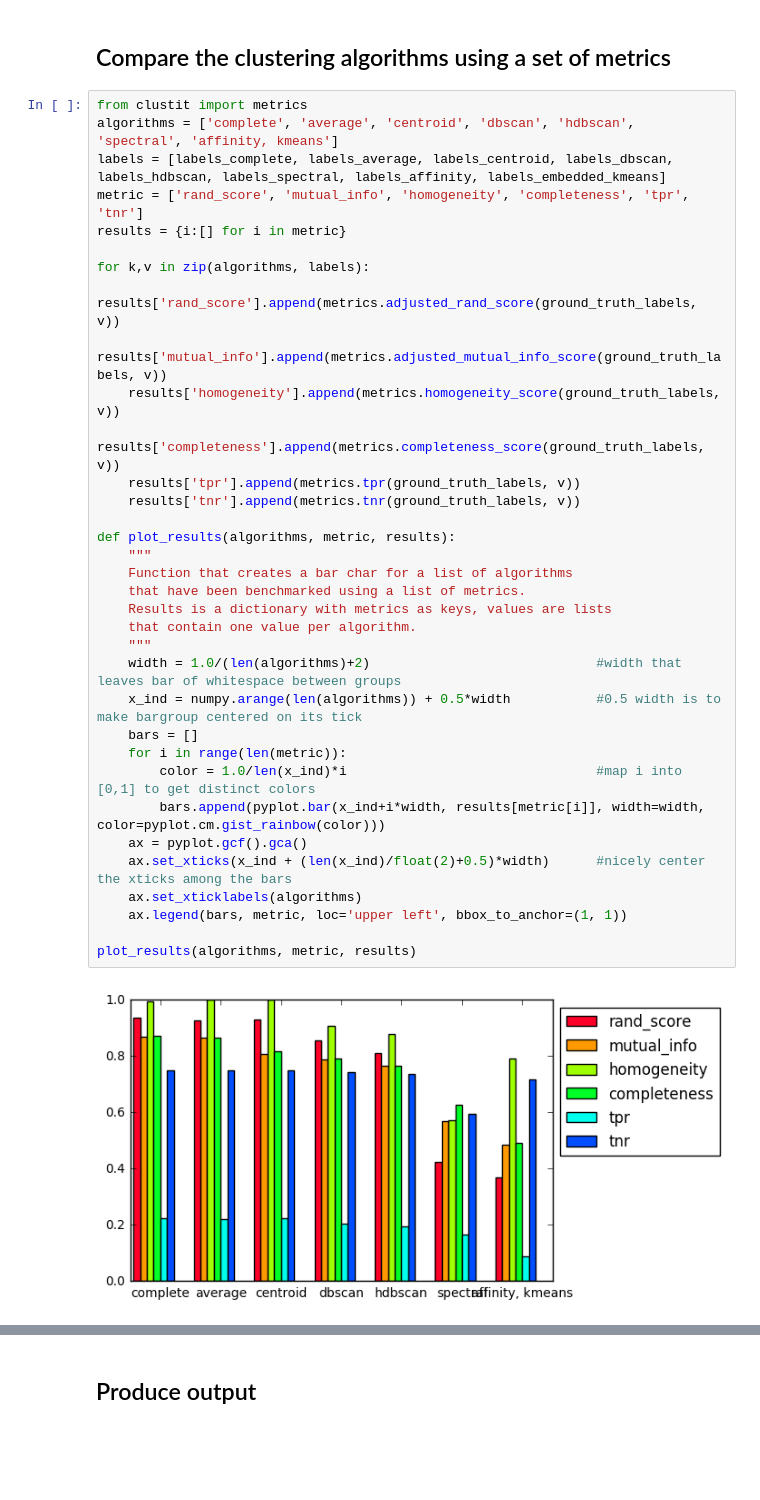
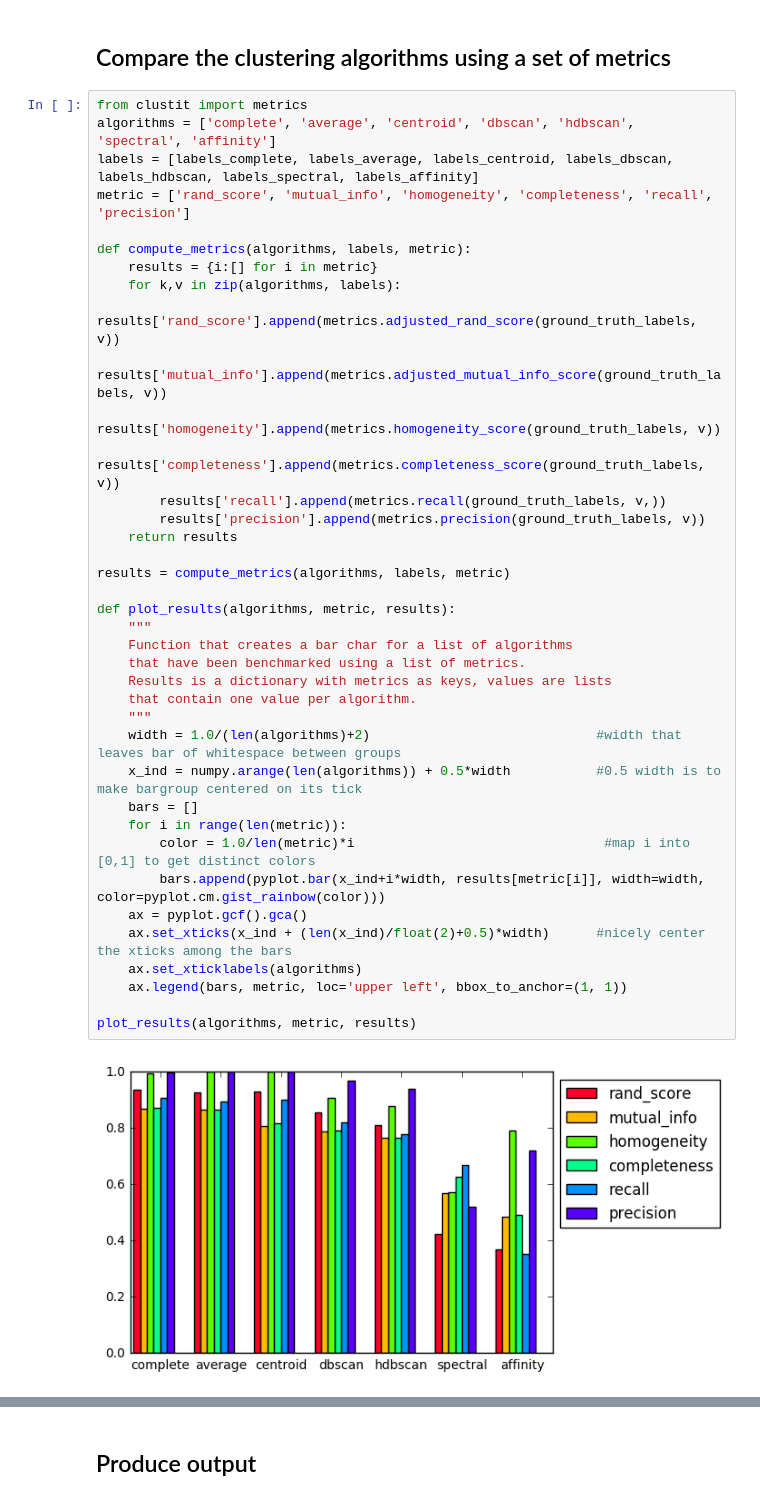
Before and after one commit to nlesc-sherlock/cluster-analysis, a Jupyter notebook: clustit/Clustering_Pentax.ipynb, the cells around one changed output, grey strips where cells are left out. Drawn from its saved outputs; the diff is of its cells as text; blank space fills up the shorter version.

Commit message:
finally got the metrics right

```diff
--- a/clustit/Clustering_Pentax.ipynb
+++ b/clustit/Clustering_Pentax.ipynb
@@ -260,37 +260,41 @@ print(labels_embedded_kmeans)
 ## Compare the clustering algorithms using a set of metrics
 # %%
 from clustit import metrics
-algorithms = ['complete', 'average', 'centroid', 'dbscan', 'hdbscan', 'spectral', 'affinity, kmeans']
-labels = [labels_complete, labels_average, labels_centroid, labels_dbscan, labels_hdbscan, labels_spectral, labels_affinity, labels_embedded_kmeans]
-metric = ['rand_score', 'mutual_info', 'homogeneity', 'completeness', 'tpr', 'tnr']
-results = {i:[] for i in metric}
+algorithms = ['complete', 'average', 'centroid', 'dbscan', 'hdbscan', 'spectral', 'affinity']
+labels = [labels_complete, labels_average, labels_centroid, labels_dbscan, labels_hdbscan, labels_spectral, labels_affinity]
+metric = ['rand_score', 'mutual_info', 'homogeneity', 'completeness', 'recall', 'precision']
 
-for k,v in zip(algorithms, labels):
-    results['rand_score'].append(metrics.adjusted_rand_score(ground_truth_labels, v))
-    results['mutual_info'].append(metrics.adjusted_mutual_info_score(ground_truth_labels, v))
-    results['homogeneity'].append(metrics.homogeneity_score(ground_truth_labels, v))
-    results['completeness'].append(metrics.completeness_score(ground_truth_labels, v))
-    results['tpr'].append(metrics.tpr(ground_truth_labels, v))
-    results['tnr'].append(metrics.tnr(ground_truth_labels, v))
+def compute_metrics(algorithms, labels, metric):
+    results = {i:[] for i in metric}
+    for k,v in zip(algorithms, labels):
+        results['rand_score'].append(metrics.adjusted_rand_score(ground_truth_labels, v))
+        results['mutual_info'].append(metrics.adjusted_mutual_info_score(ground_truth_labels, v))
+        results['homogeneity'].append(metrics.homogeneity_score(ground_truth_labels, v))
+        results['completeness'].append(metrics.completeness_score(ground_truth_labels, v))
+        results['recall'].append(metrics.recall(ground_truth_labels, v,))
+        results['precision'].append(metrics.precision(ground_truth_labels, v))
+    return results
+
+results = compute_metrics(algorithms, labels, metric)
 
 def plot_results(algorithms, metric, results):
     """
     Function that creates a bar char for a list of algorithms
     that have been benchmarked using a list of metrics.
     Results is a dictionary with metrics as keys, values are lists
     that contain one value per algorithm.
     """
     width = 1.0/(len(algorithms)+2)                             #width that leaves bar of whitespace between groups
     x_ind = numpy.arange(len(algorithms)) + 0.5*width           #0.5 width is to make bargroup centered on its tick
     bars = []
     for i in range(len(metric)):
-        color = 1.0/len(x_ind)*i                                #map i into [0,1] to get distinct colors
+        color = 1.0/len(metric)*i                                #map i into [0,1] to get distinct colors
         bars.append(pyplot.bar(x_ind+i*width, results[metric[i]], width=width, color=pyplot.cm.gist_rainbow(color)))
     ax = pyplot.gcf().gca()
     ax.set_xticks(x_ind + (len(x_ind)/float(2)+0.5)*width)      #nicely center the xticks among the bars
     ax.set_xticklabels(algorithms)
     ax.legend(bars, metric, loc='upper left', bbox_to_anchor=(1, 1))
 
 plot_results(algorithms, metric, results)
 # %% [output]
-[figure, old version]
+[figure, new version]
```
Also changed, not shown: parts of 3 cells of this notebook, 2 other files.
